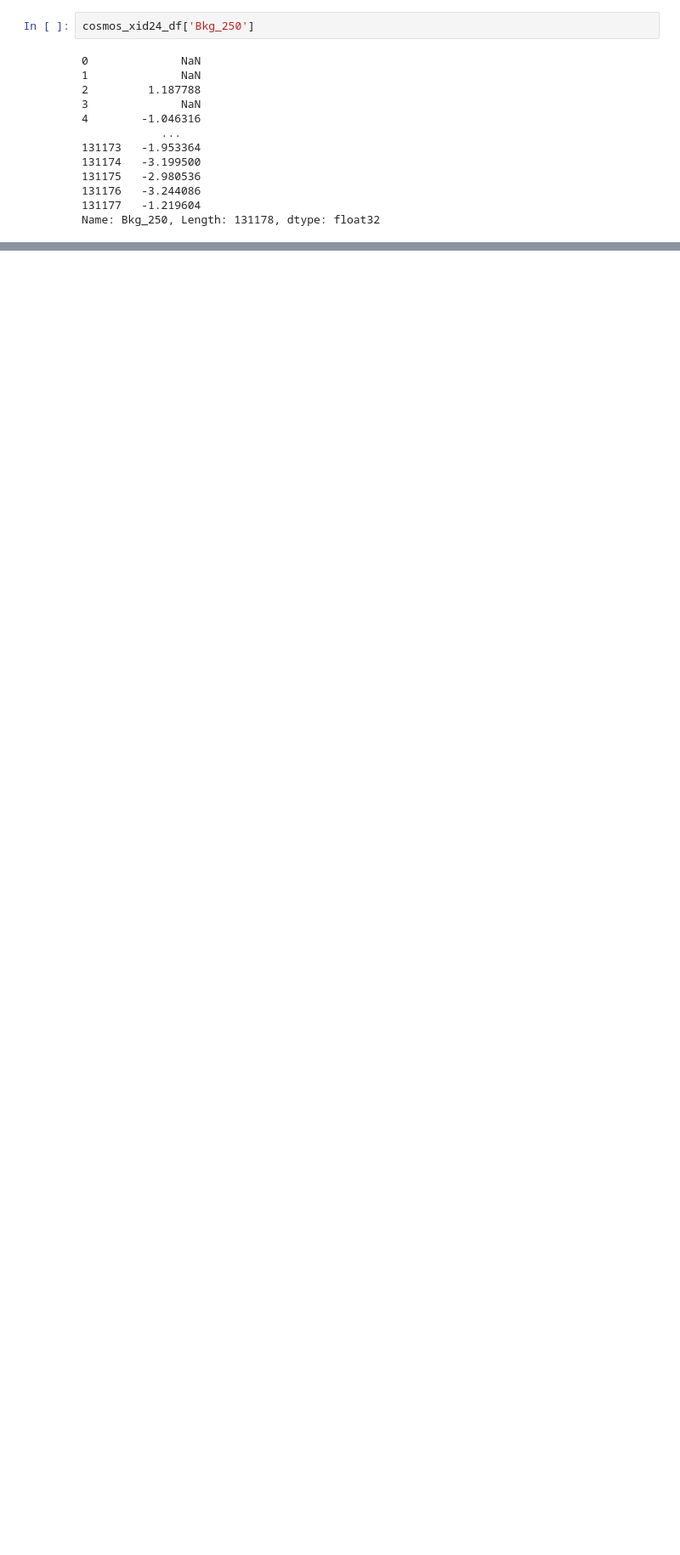
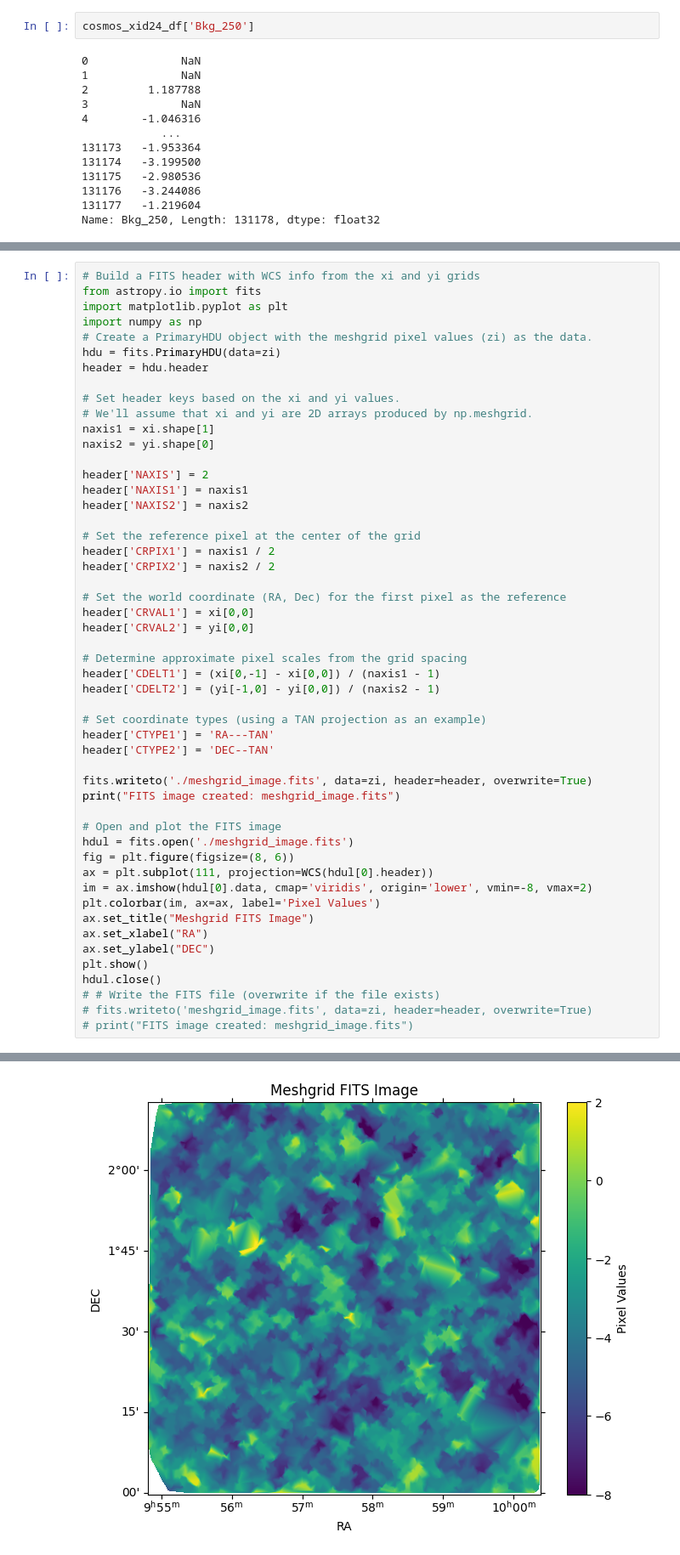
Before and after one commit to dennmartko/SPIRE-SR-AI, a Jupyter notebook: dev/notebooks/XID_bkg.ipynb, the cells around one changed output, grey strips where cells are left out. Shown at 85% size. Drawn from its saved outputs; the diff is of its cells as text; blank space fills up the shorter version.

```diff
--- a/dev/notebooks/XID_bkg.ipynb
+++ b/dev/notebooks/XID_bkg.ipynb
@@ -100,0 +117,52 @@ plt.show()
+# %%
+# Build a FITS header with WCS info from the xi and yi grids
+from astropy.io import fits
+import matplotlib.pyplot as plt
+import numpy as np
+# Create a PrimaryHDU object with the meshgrid pixel values (zi) as the data.
+hdu = fits.PrimaryHDU(data=zi)
+header = hdu.header
+
+# Set header keys based on the xi and yi values.
+# We'll assume that xi and yi are 2D arrays produced by np.meshgrid.
+naxis1 = xi.shape[1]
+naxis2 = yi.shape[0]
+
+header['NAXIS'] = 2
+header['NAXIS1'] = naxis1
+header['NAXIS2'] = naxis2
+
+# Set the reference pixel at the center of the grid
+header['CRPIX1'] = naxis1 / 2
+header['CRPIX2'] = naxis2 / 2
+
+# Set the world coordinate (RA, Dec) for the first pixel as the reference
+header['CRVAL1'] = xi[0,0]
+header['CRVAL2'] = yi[0,0]
+
+# Determine approximate pixel scales from the grid spacing
+header['CDELT1'] = (xi[0,-1] - xi[0,0]) / (naxis1 - 1)
+header['CDELT2'] = (yi[-1,0] - yi[0,0]) / (naxis2 - 1)
+
+# Set coordinate types (using a TAN projection as an example)
+header['CTYPE1'] = 'RA---TAN'
+header['CTYPE2'] = 'DEC--TAN'
+
+fits.writeto('./meshgrid_image.fits', data=zi, header=header, overwrite=True)
+print("FITS image created: meshgrid_image.fits")
+
+# Open and plot the FITS image
+hdul = fits.open('./meshgrid_image.fits')
+fig = plt.figure(figsize=(8, 6))
+ax = plt.subplot(111, projection=WCS(hdul[0].header))
+im = ax.imshow(hdul[0].data, cmap='viridis', origin='lower', vmin=-8, vmax=2)
+plt.colorbar(im, ax=ax, label='Pixel Values')
+ax.set_title("Meshgrid FITS Image")
+ax.set_xlabel("RA")
+ax.set_ylabel("DEC")
+plt.show()
+hdul.close()
+# # Write the FITS file (overwrite if the file exists)
+# fits.writeto('meshgrid_image.fits', data=zi, header=header, overwrite=True)
+# print("FITS image created: meshgrid_image.fits")
+# %% [output]
@@ -101,3 +170,4 @@ plt.show()
+[figure, added]
 # %%
 plt.figure(figsize=(10, 6))
 data_versions = [('2016', cosmos_xid16_df), ('2021', cosmos_xid21_df), ('2024', cosmos_xid24_df)]
```
Also changed, not shown: parts of 4 cells of this notebook, 33 other files.
